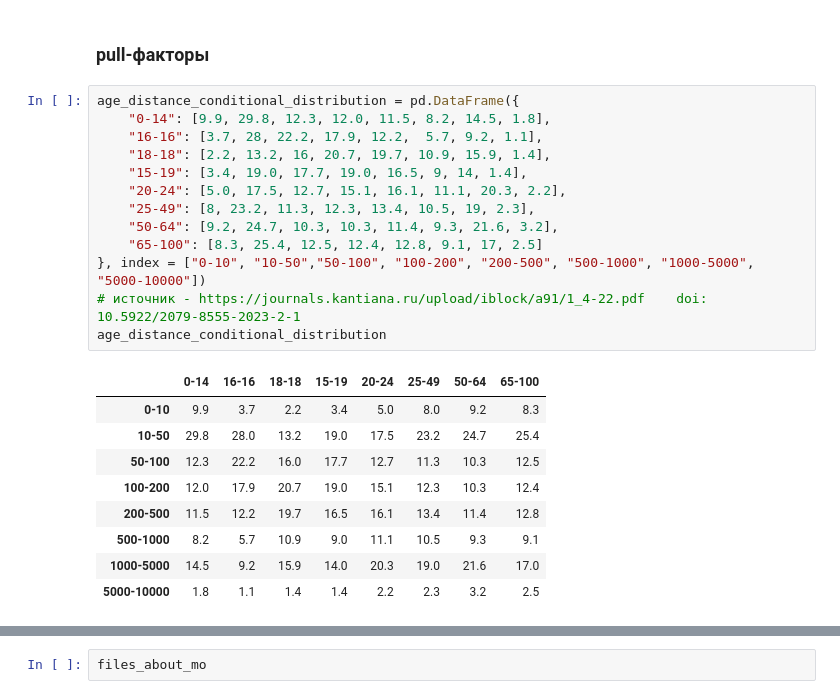
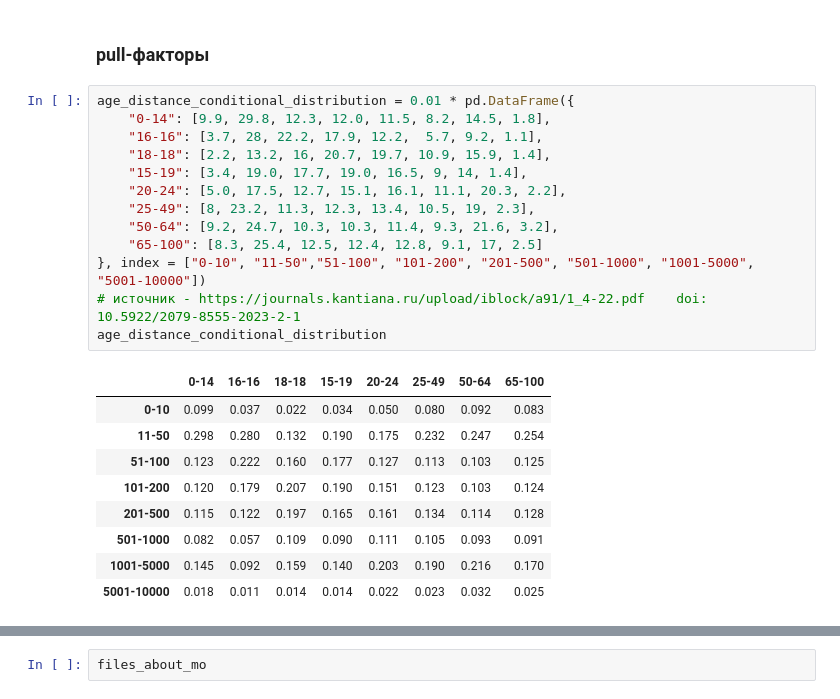
Before and after one commit to SergeyPishchulov/populations, a Jupyter notebook: empty_page/data_preparation.ipynb, the cells around one changed output, grey strips where cells are left out. Drawn from its saved outputs; the diff is of its cells as text.

```diff
--- a/empty_page/data_preparation.ipynb
+++ b/empty_page/data_preparation.ipynb
@@ -863,27 +863,27 @@ mun_unit_population
 # %% [markdown]
 ### pull-факторы
 # %%
-age_distance_conditional_distribution = pd.DataFrame({
+age_distance_conditional_distribution = 0.01 * pd.DataFrame({
     "0-14": [9.9, 29.8, 12.3, 12.0, 11.5, 8.2, 14.5, 1.8],
     "16-16": [3.7, 28, 22.2, 17.9, 12.2,  5.7, 9.2, 1.1],
     "18-18": [2.2, 13.2, 16, 20.7, 19.7, 10.9, 15.9, 1.4],
     "15-19": [3.4, 19.0, 17.7, 19.0, 16.5, 9, 14, 1.4],
     "20-24": [5.0, 17.5, 12.7, 15.1, 16.1, 11.1, 20.3, 2.2],
     "25-49": [8, 23.2, 11.3, 12.3, 13.4, 10.5, 19, 2.3],
     "50-64": [9.2, 24.7, 10.3, 10.3, 11.4, 9.3, 21.6, 3.2],
     "65-100": [8.3, 25.4, 12.5, 12.4, 12.8, 9.1, 17, 2.5]
-}, index = ["0-10", "10-50","50-100", "100-200", "200-500", "500-1000", "1000-5000", "5000-10000"])
+}, index = ["0-10", "11-50","51-100", "101-200", "201-500", "501-1000", "1001-5000", "5001-10000"])
 # источник - https://journals.kantiana.ru/upload/iblock/a91/1_4-22.pdf    doi: 10.5922/2079-8555-2023-2-1
 age_distance_conditional_distribution
 # %% [output]
 |  | 0-14 | 16-16 | 18-18 | 15-19 | 20-24 | 25-49 | 50-64 | 65-100 |
-| 0-10 | 9.9 | 3.7 | 2.2 | 3.4 | 5.0 | 8.0 | 9.2 | 8.3 |
-| 10-50 | 29.8 | 28.0 | 13.2 | 19.0 | 17.5 | 23.2 | 24.7 | 25.4 |
-| 50-100 | 12.3 | 22.2 | 16.0 | 17.7 | 12.7 | 11.3 | 10.3 | 12.5 |
-| 100-200 | 12.0 | 17.9 | 20.7 | 19.0 | 15.1 | 12.3 | 10.3 | 12.4 |
-| 200-500 | 11.5 | 12.2 | 19.7 | 16.5 | 16.1 | 13.4 | 11.4 | 12.8 |
-| 500-1000 | 8.2 | 5.7 | 10.9 | 9.0 | 11.1 | 10.5 | 9.3 | 9.1 |
-| 1000-5000 | 14.5 | 9.2 | 15.9 | 14.0 | 20.3 | 19.0 | 21.6 | 17.0 |
-| 5000-10000 | 1.8 | 1.1 | 1.4 | 1.4 | 2.2 | 2.3 | 3.2 | 2.5 |
+| 0-10 | 0.099 | 0.037 | 0.022 | 0.034 | 0.050 | 0.080 | 0.092 | 0.083 |
+| 11-50 | 0.298 | 0.280 | 0.132 | 0.190 | 0.175 | 0.232 | 0.247 | 0.254 |
+| 51-100 | 0.123 | 0.222 | 0.160 | 0.177 | 0.127 | 0.113 | 0.103 | 0.125 |
+| 101-200 | 0.120 | 0.179 | 0.207 | 0.190 | 0.151 | 0.123 | 0.103 | 0.124 |
+| 201-500 | 0.115 | 0.122 | 0.197 | 0.165 | 0.161 | 0.134 | 0.114 | 0.128 |
+| 501-1000 | 0.082 | 0.057 | 0.109 | 0.090 | 0.111 | 0.105 | 0.093 | 0.091 |
+| 1001-5000 | 0.145 | 0.092 | 0.159 | 0.140 | 0.203 | 0.190 | 0.216 | 0.170 |
+| 5001-10000 | 0.018 | 0.011 | 0.014 | 0.014 | 0.022 | 0.023 | 0.032 | 0.025 |
 # %%
 # Признаки: age	 male	oktmo	educ	lnwage	children
```
Also changed, not shown: parts of 21 cells of this notebook.
